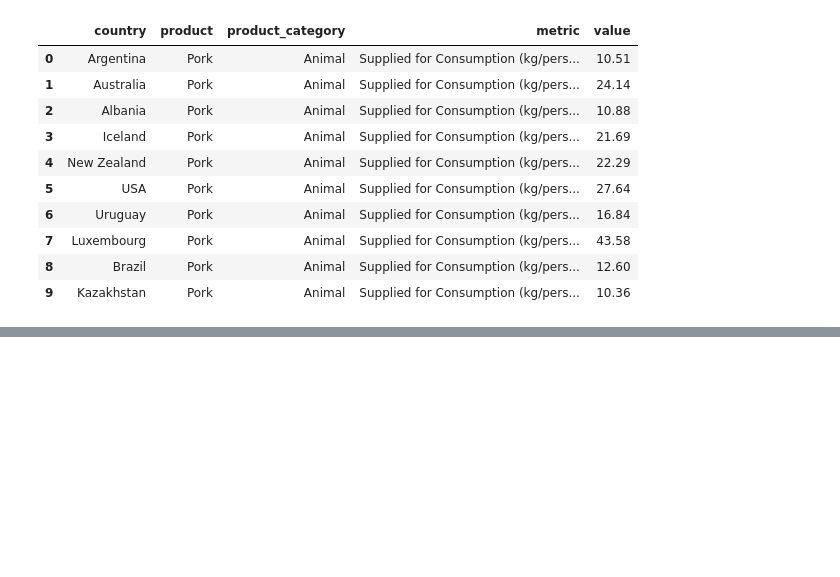
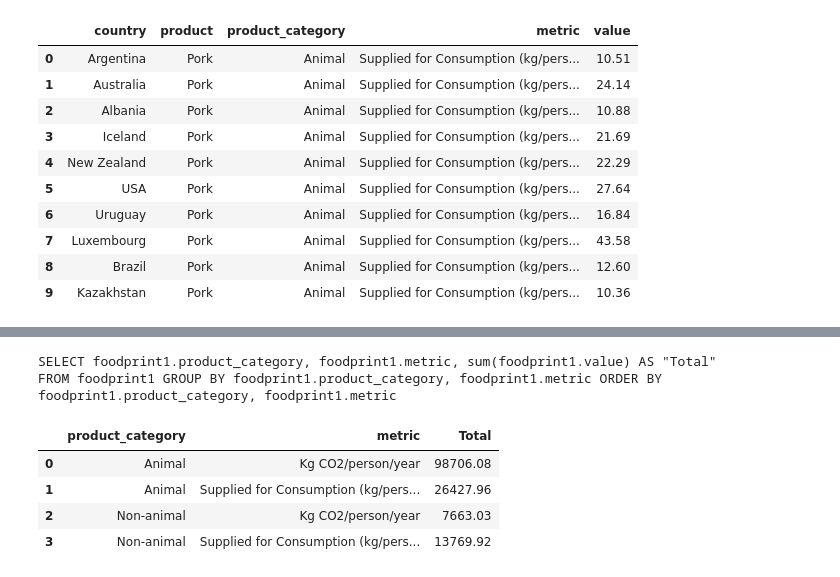
Before and after one commit to daniel-epm/food_carbon_fp, a Jupyter notebook: foodprint_analysis.ipynb, the cells around one changed output, grey strips where cells are left out. Saved outputs shown, nothing was run; the diff lists cells and outputs as text; code cells hidden in the pictures; blank space fills up the shorter version.

```diff
--- a/foodprint_analysis.ipynb
+++ b/foodprint_analysis.ipynb
@@ -212,0 +244,23 @@ fetch_query_results('query', query)
+# %%
+# Metrics comparison for both categories
+
+stmt = select(foodprint1.columns.product_category,
+              foodprint1.columns.metric,
+              func.sum(foodprint1.columns.value).label('Total'))
+
+stmt = stmt.group_by(foodprint1.columns.product_category, foodprint1.columns.metric)
+stmt = stmt.order_by(foodprint1.columns.product_category, foodprint1.columns.metric)
+
+print(stmt, ' \n')
+
+df = fetch_query_results('stmt', stmt)
+df['Total'] = pd.to_numeric(df['Total'], errors= 'coerce')
+df
+# %% [output]
+SELECT foodprint1.product_category, foodprint1.metric, sum(foodprint1.value) AS "Total"
+FROM foodprint1 GROUP BY foodprint1.product_category, foodprint1.metric ORDER BY foodprint1.product_category, foodprint1.metric
+|  | product_category | metric | Total |
+| 0 | Animal | Kg CO2/person/year | 98706.08 |
+| 1 | Animal | Supplied for Consumption (kg/pers... | 26427.96 |
+| 2 | Non-animal | Kg CO2/person/year | 7663.03 |
+| 3 | Non-animal | Supplied for Consumption (kg/pers... | 13769.92 |
```
Also changed, not shown: parts of 11 cells of this notebook.
